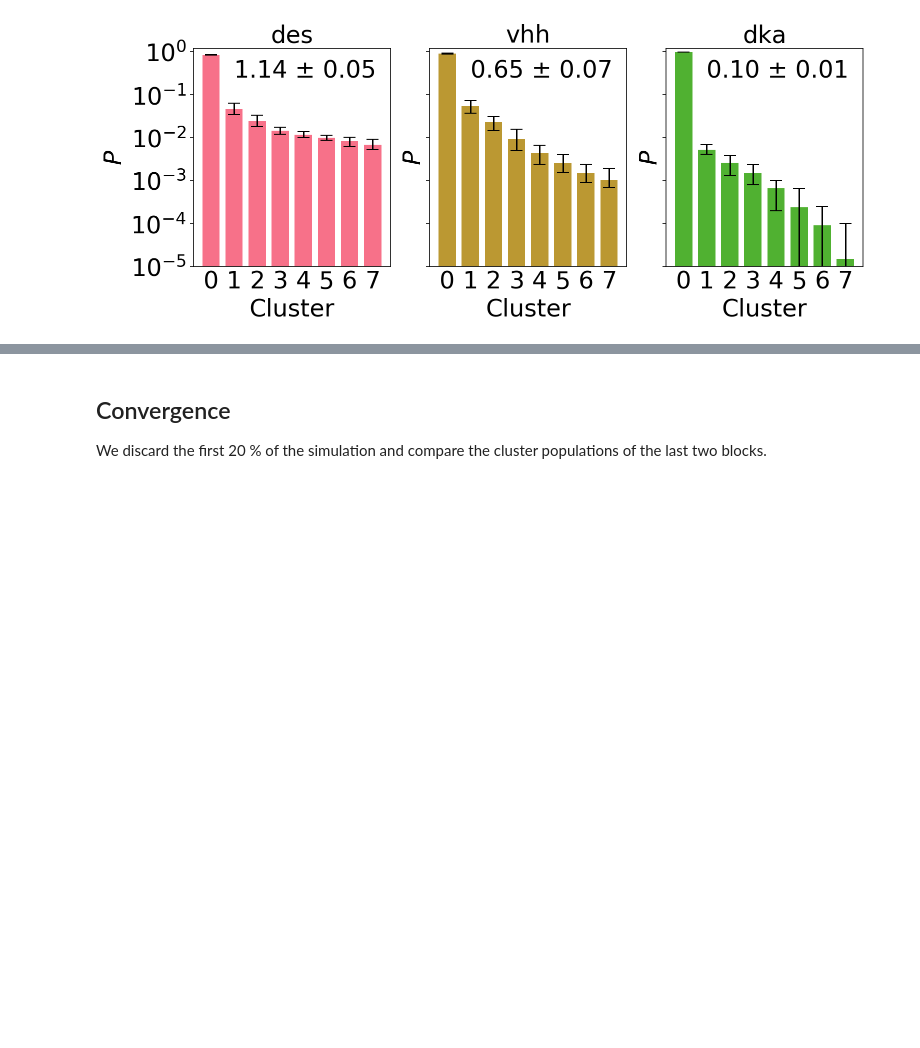
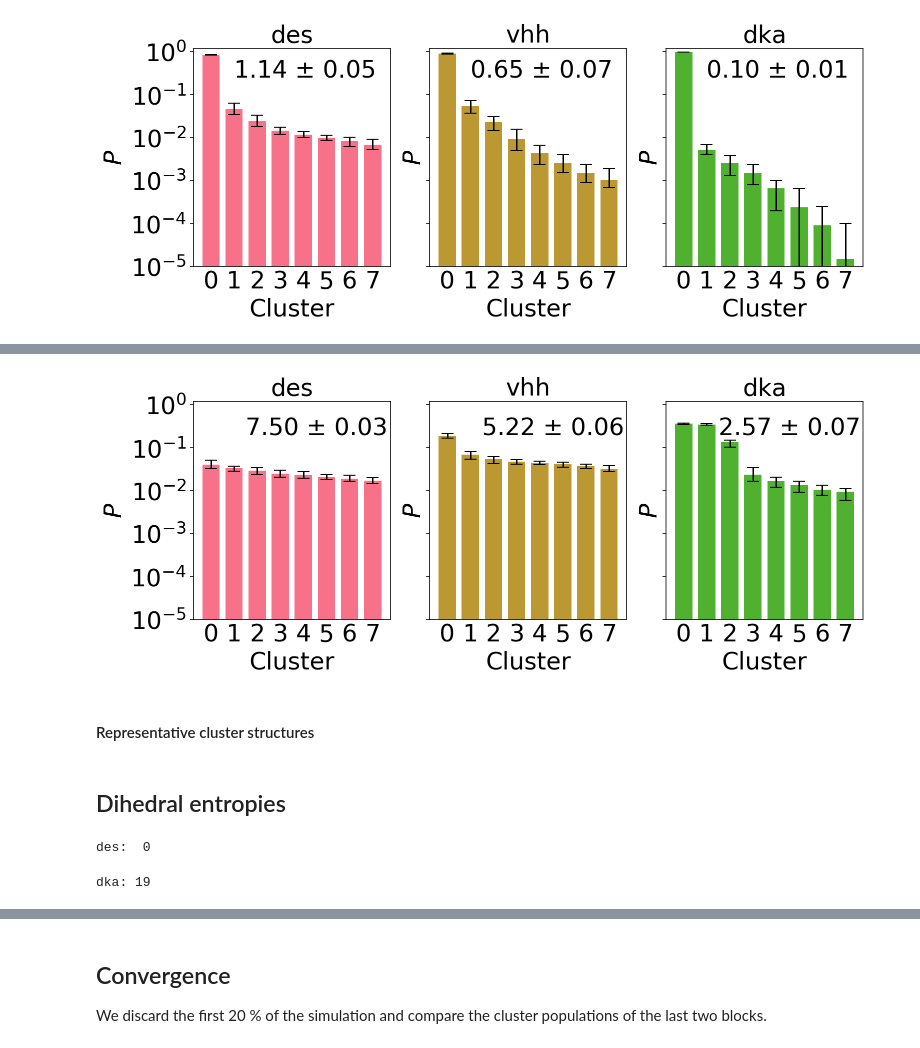
Before and after one commit to vendruscolo-lab/sdab-entropy, a Jupyter notebook: analysis/ana.ipynb, the cells around one changed output, grey strips where cells are left out. Drawn from its saved outputs; the diff is of its cells as text; code cells hidden in the pictures; blank space fills up the shorter version.

```diff
--- a/analysis/ana.ipynb
+++ b/analysis/ana.ipynb
@@ -362,0 +495,37 @@ fig.savefig(f"figs/pop-clust-per.svg", bbox_inches="tight", transparent=True)
+# %%
+cutoff = 0.2
+counts = {}
+for k in ("des", "vhh", "dka"):
+    counts_list = [np.sort(np.bincount(lab_agg[k][cutoff][i]))[::-1] for i in range(n_samples)]
+    max_clust = max(len(c) for c in counts_list)
+    counts[k] = np.zeros((n_samples, max_clust), dtype=int)
+    for i in range(n_samples):
+        counts[k][i][:len(counts_list[i])] = counts_list[i]
+# %%
+# n_shown = min(c.shape[1] for c in counts.values())
+n_shown = 8
+fig, axes = plt.subplots(1, 3, figsize=(12, 4), sharey=True)
+for i, (k, ax) in enumerate(zip(("des", "vhh", "dka"), axes)):
+    p = counts[k] / counts[k].sum(axis=1).reshape(-1, 1)
+    ent = np.nansum(-p * np.log2(p), axis=1)
+    x = np.arange(n_shown)
+    y = p.mean(axis=0)[:n_shown]
+    yl, yh = np.percentile(p[:, :n_shown], q=(2.5, 97.5), axis=0)
+    ax.bar(x, y, width=0.75, yerr=[y - yl, yh - y], capsize=6, color=colors[i])
+    ax.set_xticks(x)
+    ax.tick_params(labelsize=24)
+    ax.set_xticklabels(np.arange(n_shown))
+    ax.set_yscale("log")
+    ax.set_yticks(np.logspace(-5, 0, 6))
+    ax.set_ylim(1e-5, 1.2)
+    ax.tick_params(axis="x", length=0)
+    ax.set_xlabel("Cluster", fontsize=24)
+    ax.set_ylabel("$P$", fontsize=24)
+    ax.text(1.5, 2e-1, f"{ent.mean():4.2f} ± {ent.std():4.2f}", fontsize=24)
+    ax.set_title(k, fontsize=24)
+fig.savefig(f"figs/pop-clust-agg-{cutoff}-per.pdf", bbox_inches="tight", transparent=True)
+fig.savefig(f"figs/pop-clust-agg-{cutoff}-per.svg", bbox_inches="tight", transparent=True)
+# %% [output]
+[figure, added]
+# %% [markdown]
+#### Representative cluster structures
@@ -362,0 +547,22 @@ fig.savefig(f"figs/pop-clust-per.svg", bbox_inches="tight", transparent=True)
+# %% [markdown]
+## Dihedral entropies
+# %%
+n_bins = 100
+N = 10000
+dihents = {}
+for k in ("des", "vhh", "dka"):
+    inds = np.arange(traj[k].n_frames, dtype=int)
+    dihents[k] = np.empty((n_samples, traj[k].n_residues - 1))
+    for i in range(n_samples):
+        print(f"{k}: {i:2d}", end="\r")
+        inds_sample = np.random.choice(inds, size=N, replace=False, p=weights[k])
+        _, phi = md.compute_phi(traj[k][inds_sample])
+        _, psi = md.compute_psi(traj[k][inds_sample])
+        for j in range(traj[k].n_residues - 1):
+            hist, *_ = np.histogram2d(phi[:, j], psi[:, j], bins=n_bins,
+                                      range=((-np.pi, np.pi), (-np.pi, np.pi)),
+                                      weights=weights[k][inds_sample], density=True)
+            dihents[k][i, j] = np.nansum(-hist * np.log2(hist))
+# %% [output]
+des:  0
+dka: 19
```
Also changed, not shown: parts of 33 cells of this notebook.
